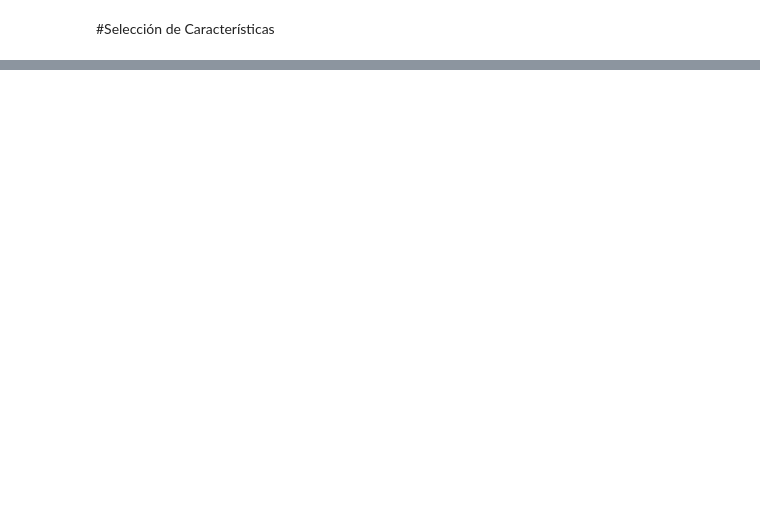
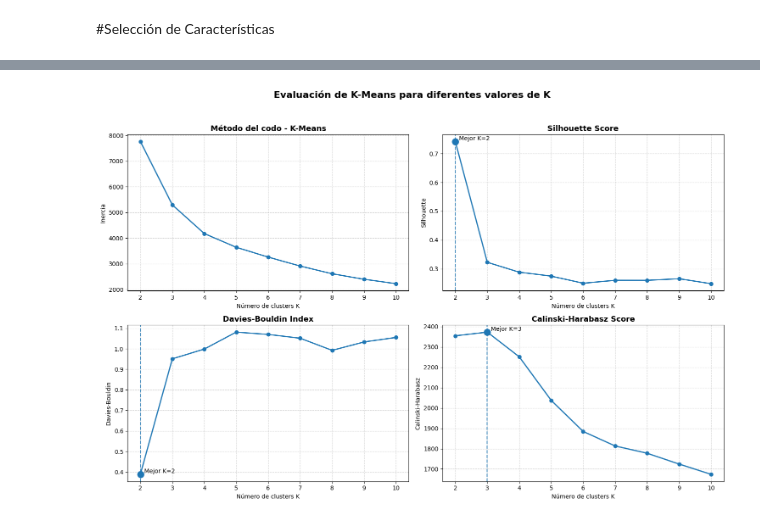
Before and after one commit to hecfrantuis/Proyecto-IA-1, a Jupyter notebook: Proyecto_AcneI_A1_Modelos_No_Supervisados.ipynb, the cells around one changed output, grey strips where cells are left out. Saved outputs shown, nothing was run; the diff lists cells and outputs as text; code cells hidden in the pictures; blank space fills up the shorter version.

```diff
--- a/Proyecto_AcneI_A1_Modelos_No_Supervisados.ipynb
+++ b/Proyecto_AcneI_A1_Modelos_No_Supervisados.ipynb
@@ -88,0 +286,95 @@ print(df_proyecto['Etiqueta'].value_counts())
+# %%
+# @title 4. Gráficas mejor distribuidas: Codo, Silhouette, Davies-Bouldin y Calinski-Harabasz
+
+# Mejores valores según cada métrica
+best_k_sil = df_kmeans.loc[df_kmeans["Silhouette"].idxmax(), "K"]
+best_sil = df_kmeans["Silhouette"].max()
+
+best_k_db = df_kmeans.loc[df_kmeans["Davies_Bouldin"].idxmin(), "K"]
+best_db = df_kmeans["Davies_Bouldin"].min()
+
+best_k_ch = df_kmeans.loc[df_kmeans["Calinski_Harabasz"].idxmax(), "K"]
+best_ch = df_kmeans["Calinski_Harabasz"].max()
+
+fig, axes = plt.subplots(2, 2, figsize=(15, 10))
+
+# ─────────────────────────────────────────────
+# 1. Método del codo
+# ─────────────────────────────────────────────
+axes[0, 0].plot(list(rango_k), inercias, marker="o", linewidth=2)
+axes[0, 0].set_title("Método del codo - K-Means", fontsize=13, fontweight="bold")
+axes[0, 0].set_xlabel("Número de clusters K")
+axes[0, 0].set_ylabel("Inercia")
+axes[0, 0].set_xticks(list(rango_k))
+axes[0, 0].grid(True, linestyle="--", alpha=0.6)
+
+# ─────────────────────────────────────────────
+# 2. Silhouette Score
+# Mayor es mejor
+# ─────────────────────────────────────────────
+axes[0, 1].plot(df_kmeans["K"], df_kmeans["Silhouette"], marker="o", linewidth=2)
+axes[0, 1].axvline(best_k_sil, linestyle="--", alpha=0.8)
+axes[0, 1].scatter(best_k_sil, best_sil, s=120, zorder=5)
+axes[0, 1].set_title("Silhouette Score", fontsize=13, fontweight="bold")
+axes[0, 1].set_xlabel("Número de clusters K")
+axes[0, 1].set_ylabel("Silhouette")
+axes[0, 1].set_xticks(list(rango_k))
+axes[0, 1].grid(True, linestyle="--", alpha=0.6)
+axes[0, 1].text(
+    best_k_sil,
+    best_sil,
+    f"  Mejor K={int(best_k_sil)}",
+    fontsize=10,
+    verticalalignment="bottom"
+)
+
+# ─────────────────────────────────────────────
+# 3. Davies-Bouldin
+# Menor es mejor
+# ─────────────────────────────────────────────
+axes[1, 0].plot(df_kmeans["K"], df_kmeans["Davies_Bouldin"], marker="o", linewidth=2)
+axes[1, 0].axvline(best_k_db, linestyle="--", alpha=0.8)
+axes[1, 0].scatter(best_k_db, best_db, s=120, zorder=5)
+axes[1, 0].set_title("Davies-Bouldin Index", fontsize=13, fontweight="bold")
+axes[1, 0].set_xlabel("Número de clusters K")
+axes[1, 0].set_ylabel("Davies-Bouldin")
+axes[1, 0].set_xticks(list(rango_k))
+axes[1, 0].grid(True, linestyle="--", alpha=0.6)
+axes[1, 0].text(
+    best_k_db,
+    best_db,
+    f"  Mejor K={int(best_k_db)}",
+    fontsize=10,
+    verticalalignment="bottom"
+)
+
+# ─────────────────────────────────────────────
+# 4. Calinski-Harabasz
+# Mayor es mejor
+# ─────────────────────────────────────────────
+axes[1, 1].plot(df_kmeans["K"], df_kmeans["Calinski_Harabasz"], marker="o", linewidth=2)
+axes[1, 1].axvline(best_k_ch, linestyle="--", alpha=0.8)
+axes[1, 1].scatter(best_k_ch, best_ch, s=120, zorder=5)
+axes[1, 1].set_title("Calinski-Harabasz Score", fontsize=13, fontweight="bold")
+axes[1, 1].set_xlabel("Número de clusters K")
+axes[1, 1].set_ylabel("Calinski-Harabasz")
+axes[1, 1].set_xticks(list(rango_k))
+axes[1, 1].grid(True, linestyle="--", alpha=0.6)
+axes[1, 1].text(
+    best_k_ch,
+    best_ch,
+    f"  Mejor K={int(best_k_ch)}",
+    fontsize=10,
+    verticalalignment="bottom"
+)
+
+plt.suptitle(
+    "Evaluación de K-Means para diferentes valores de K",
+    fontsize=16,
+    fontweight="bold"
+)
+
+plt.tight_layout(rect=[0, 0, 1, 0.95])
+plt.show()
+# %% [output]
+[figure, added]
```
Also changed, not shown: parts of 13 cells of this notebook.
